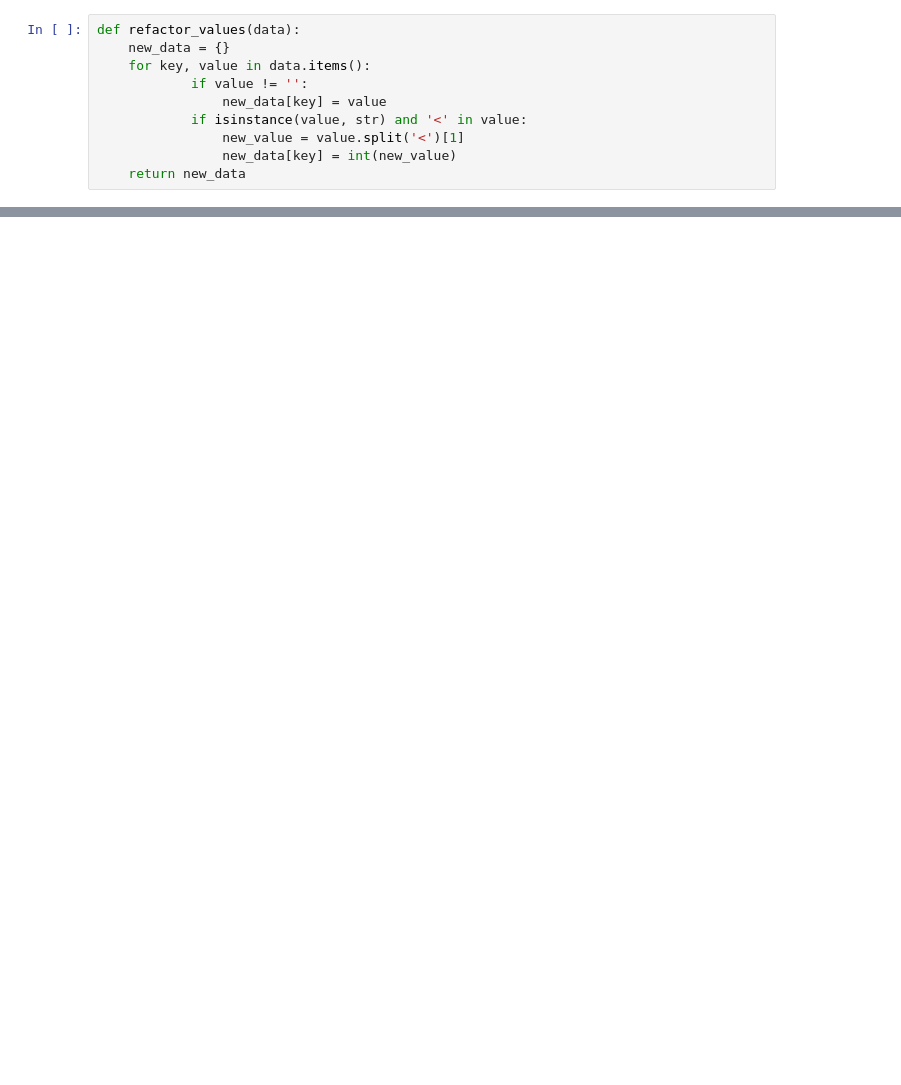
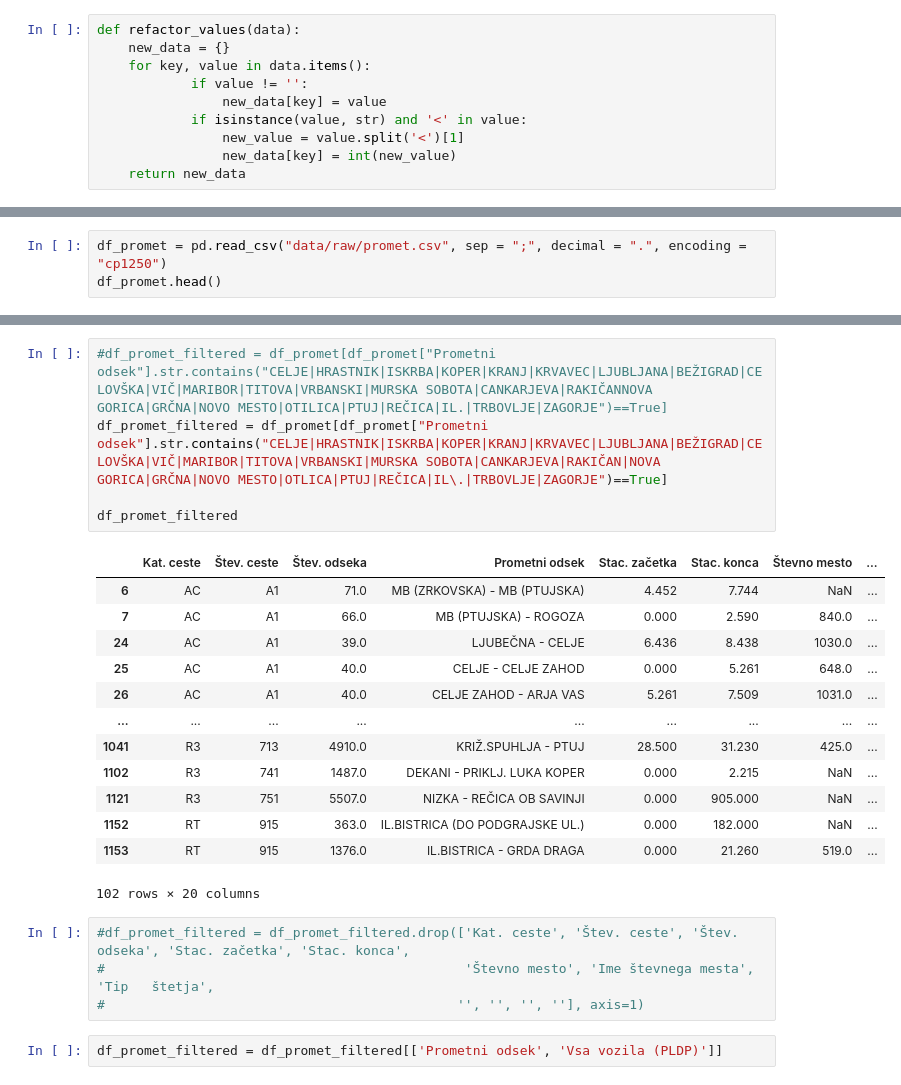
Before and after one commit to RantusaLara/IIS, a Jupyter notebook: notebooks/data.ipynb, the cells around one changed output, grey strips where cells are left out. Saved outputs shown, nothing was run; the diff lists cells and outputs as text; blank space fills up the shorter version.

```diff
--- a/notebooks/data.ipynb
+++ b/notebooks/data.ipynb
@@ -85,0 +277,3 @@ df.to_csv('../data/processed/data.csv', index=False)
+# %%
+df_promet = pd.read_csv("data/raw/promet.csv", sep = ";", decimal = ".", encoding = "cp1250")
+df_promet.head()
@@ -85,0 +287,25 @@ df.to_csv('../data/processed/data.csv', index=False)
+# %%
+#df_promet_filtered = df_promet[df_promet["Prometni odsek"].str.contains("CELJE|HRASTNIK|ISKRBA|KOPER|KRANJ|KRVAVEC|LJUBLJANA|BEŽIGRAD|CELOVŠKA|VIČ|MARIBOR|TITOVA|VRBANSKI|MURSKA SOBOTA|CANKARJEVA|RAKIČANNOVA GORICA|GRČNA|NOVO MESTO|OTILICA|PTUJ|REČICA|IL.|TRBOVLJE|ZAGORJE")==True]
+df_promet_filtered = df_promet[df_promet["Prometni odsek"].str.contains("CELJE|HRASTNIK|ISKRBA|KOPER|KRANJ|KRVAVEC|LJUBLJANA|BEŽIGRAD|CELOVŠKA|VIČ|MARIBOR|TITOVA|VRBANSKI|MURSKA SOBOTA|CANKARJEVA|RAKIČAN|NOVA GORICA|GRČNA|NOVO MESTO|OTLICA|PTUJ|REČICA|IL\.|TRBOVLJE|ZAGORJE")==True]
+
+df_promet_filtered
+# %% [output]
+|  | Kat. ceste | Štev. ceste | Štev. odseka | Prometni odsek | Stac. začetka | Stac. konca | Števno mesto | ... |
+| 6 | AC | A1 | 71.0 | MB (ZRKOVSKA) - MB (PTUJSKA) | 4.452 | 7.744 | NaN | ... |
+| 7 | AC | A1 | 66.0 | MB (PTUJSKA) - ROGOZA | 0.000 | 2.590 | 840.0 | ... |
+| 24 | AC | A1 | 39.0 | LJUBEČNA - CELJE | 6.436 | 8.438 | 1030.0 | ... |
+| 25 | AC | A1 | 40.0 | CELJE - CELJE ZAHOD | 0.000 | 5.261 | 648.0 | ... |
+| 26 | AC | A1 | 40.0 | CELJE ZAHOD - ARJA VAS | 5.261 | 7.509 | 1031.0 | ... |
+| ... | ... | ... | ... | ... | ... | ... | ... | ... |
+| 1041 | R3 | 713 | 4910.0 | KRIŽ.SPUHLJA - PTUJ | 28.500 | 31.230 | 425.0 | ... |
+| 1102 | R3 | 741 | 1487.0 | DEKANI - PRIKLJ. LUKA KOPER | 0.000 | 2.215 | NaN | ... |
+| 1121 | R3 | 751 | 5507.0 | NIZKA - REČICA OB SAVINJI | 0.000 | 905.000 | NaN | ... |
+| 1152 | RT | 915 | 363.0 | IL.BISTRICA (DO PODGRAJSKE UL.) | 0.000 | 182.000 | NaN | ... |
+| 1153 | RT | 915 | 1376.0 | IL.BISTRICA - GRDA DRAGA | 0.000 | 21.260 | 519.0 | ... |
+102 rows × 20 columns
+# %%
+#df_promet_filtered = df_promet_filtered.drop(['Kat. ceste', 'Štev. ceste', 'Štev. odseka', 'Stac. začetka', 'Stac. konca',
+#                                              'Števno mesto', 'Ime števnega mesta', 'Tip   štetja',
+#                                             '', '', '', ''], axis=1)
+# %%
+df_promet_filtered = df_promet_filtered[['Prometni odsek', 'Vsa vozila (PLDP)']]
```
Also changed, not shown: parts of 63 cells of this notebook, 45 other files.
